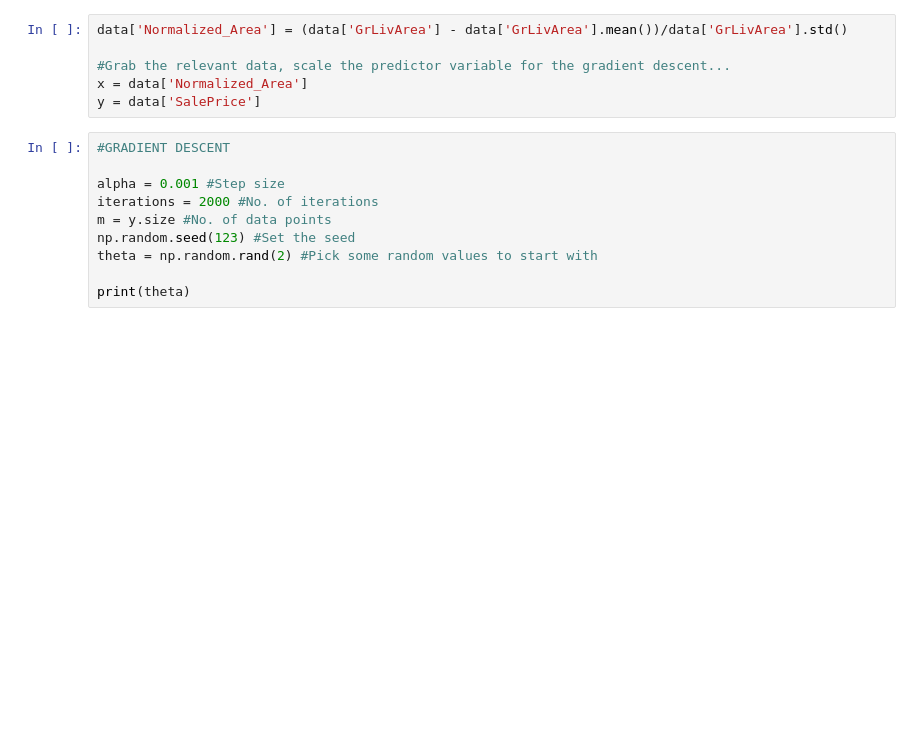
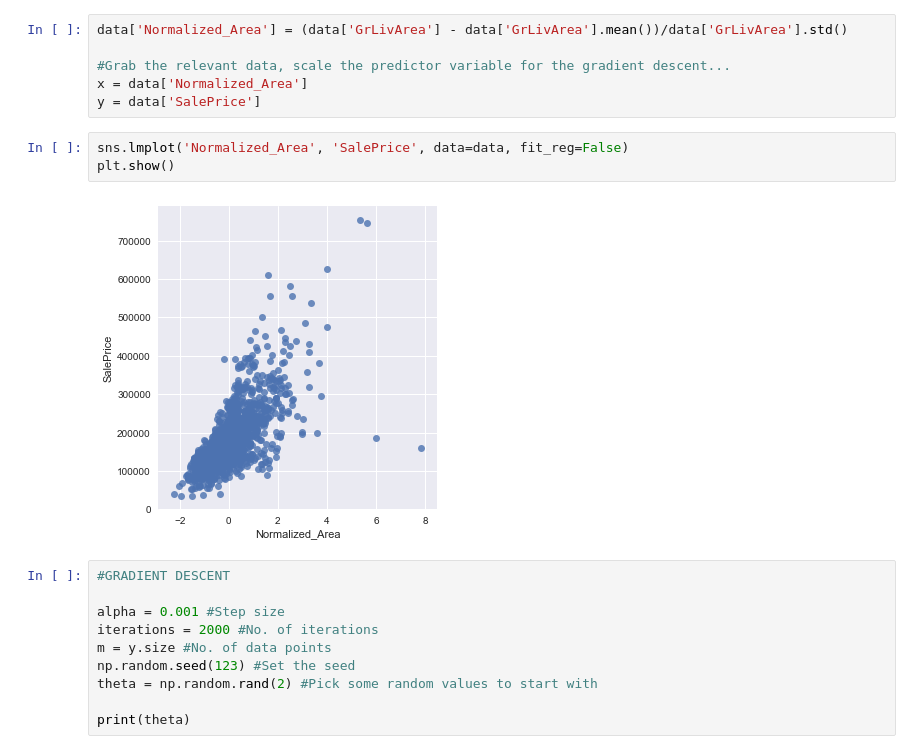
Before and after one commit to kwarodom/sidtechtalent, a Jupyter notebook: ML-Week1/Lecture3 intro to machine learning/LinearRegression.ipynb, the cells around one changed output. Saved outputs shown, nothing was run; the diff lists cells and outputs as text; blank space fills up the shorter version.

```diff
--- a/ML-Week1/Lecture3 intro to machine learning/LinearRegression.ipynb
+++ b/ML-Week1/Lecture3 intro to machine learning/LinearRegression.ipynb
@@ -16,6 +26,11 @@ data['Normalized_Area'] = (data['GrLivArea'] - data['GrLivArea'].mean())/data['G
 #Grab the relevant data, scale the predictor variable for the gradient descent...
 x = data['Normalized_Area']
 y = data['SalePrice']
+# %%
+sns.lmplot('Normalized_Area', 'SalePrice', data=data, fit_reg=False)
+plt.show()
+# %% [output]
+[figure, added]
 # %%
 #GRADIENT DESCENT
 
```
Also changed, not shown: parts of 1 cell of this notebook, 8 other files.
